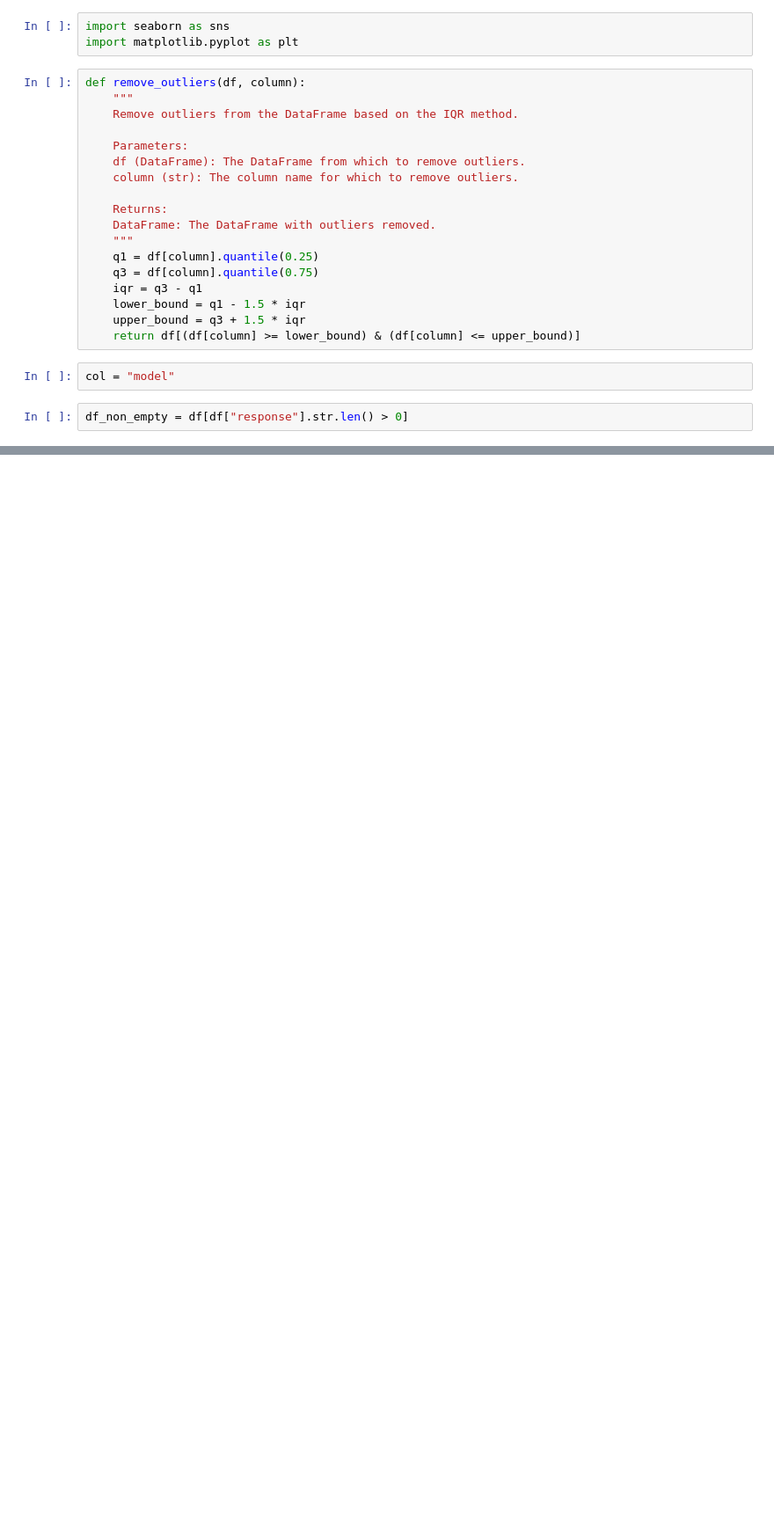
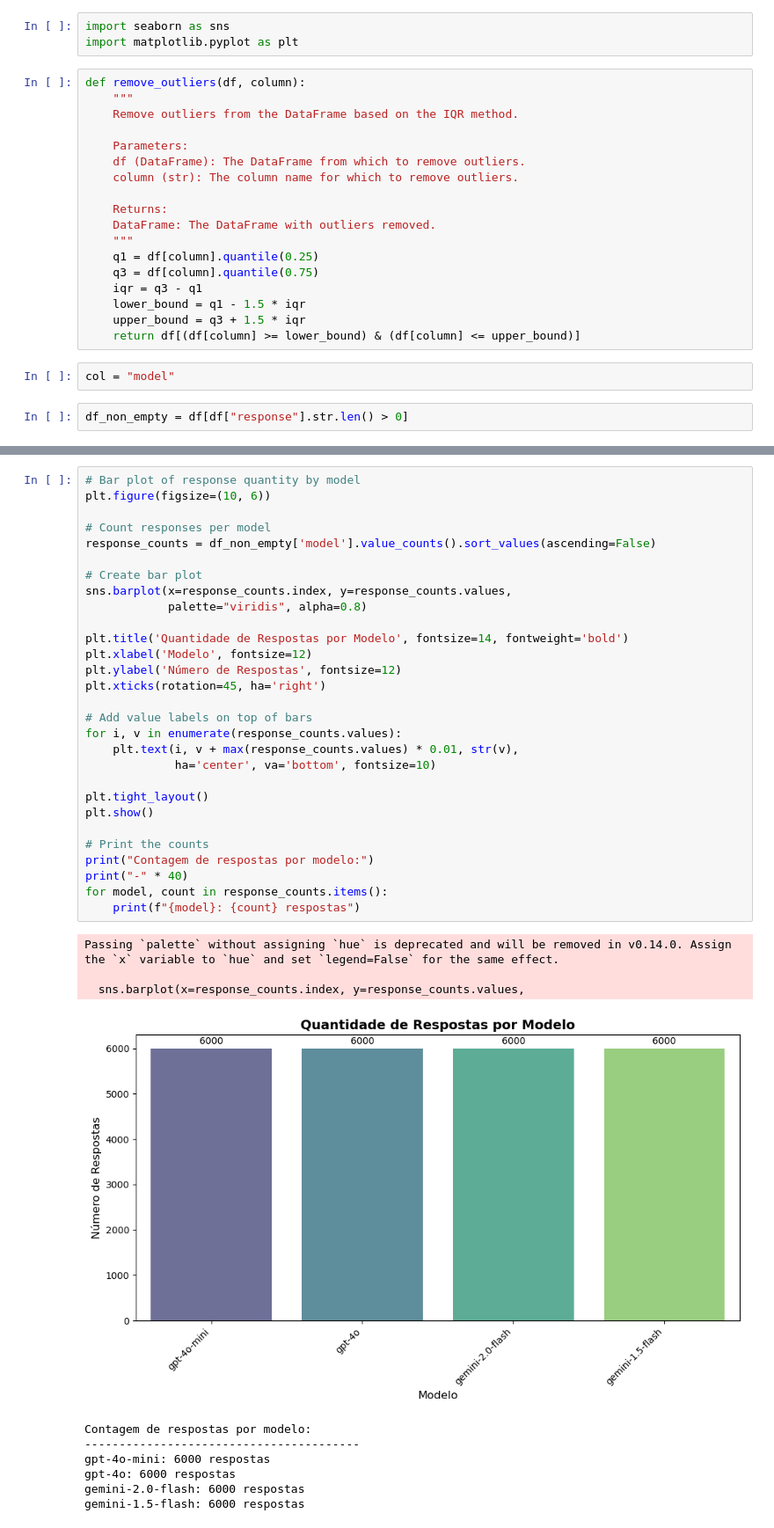
Before and after one commit to IgorJoaquimn/portuguese-llm, a Jupyter notebook: src/conllu/graphs.ipynb, the cells around one changed output, grey strips where cells are left out. Shown: that part at 88% size. Saved outputs shown, nothing was run; the diff lists cells and outputs as text; blank space fills up the shorter version.

```diff
--- a/src/conllu/graphs.ipynb
+++ b/src/conllu/graphs.ipynb
@@ -134,0 +176,40 @@ plt.show()
+# %%
+# Bar plot of response quantity by model
+plt.figure(figsize=(10, 6))
+
+# Count responses per model
+response_counts = df_non_empty['model'].value_counts().sort_values(ascending=False)
+
+# Create bar plot
+sns.barplot(x=response_counts.index, y=response_counts.values,
+            palette="viridis", alpha=0.8)
+
+plt.title('Quantidade de Respostas por Modelo', fontsize=14, fontweight='bold')
+plt.xlabel('Modelo', fontsize=12)
+plt.ylabel('Número de Respostas', fontsize=12)
+plt.xticks(rotation=45, ha='right')
+
+# Add value labels on top of bars
+for i, v in enumerate(response_counts.values):
+    plt.text(i, v + max(response_counts.values) * 0.01, str(v),
+             ha='center', va='bottom', fontsize=10)
+
+plt.tight_layout()
+plt.show()
+
+# Print the counts
+print("Contagem de respostas por modelo:")
+print("-" * 40)
+for model, count in response_counts.items():
+    print(f"{model}: {count} respostas")
+# %% [output]
+Passing `palette` without assigning `hue` is deprecated and will be removed in v0.14.0. Assign the `x` variable to `hue` and set `legend=False` for the same effect.
+
+  sns.barplot(x=response_counts.index, y=response_counts.values,
+[figure, added]
+Contagem de respostas por modelo:
+----------------------------------------
+gpt-4o-mini: 6000 respostas
+gpt-4o: 6000 respostas
+gemini-2.0-flash: 6000 respostas
+gemini-1.5-flash: 6000 respostas
```
Also changed, not shown: parts of 8 cells of this notebook, 2 other files.
